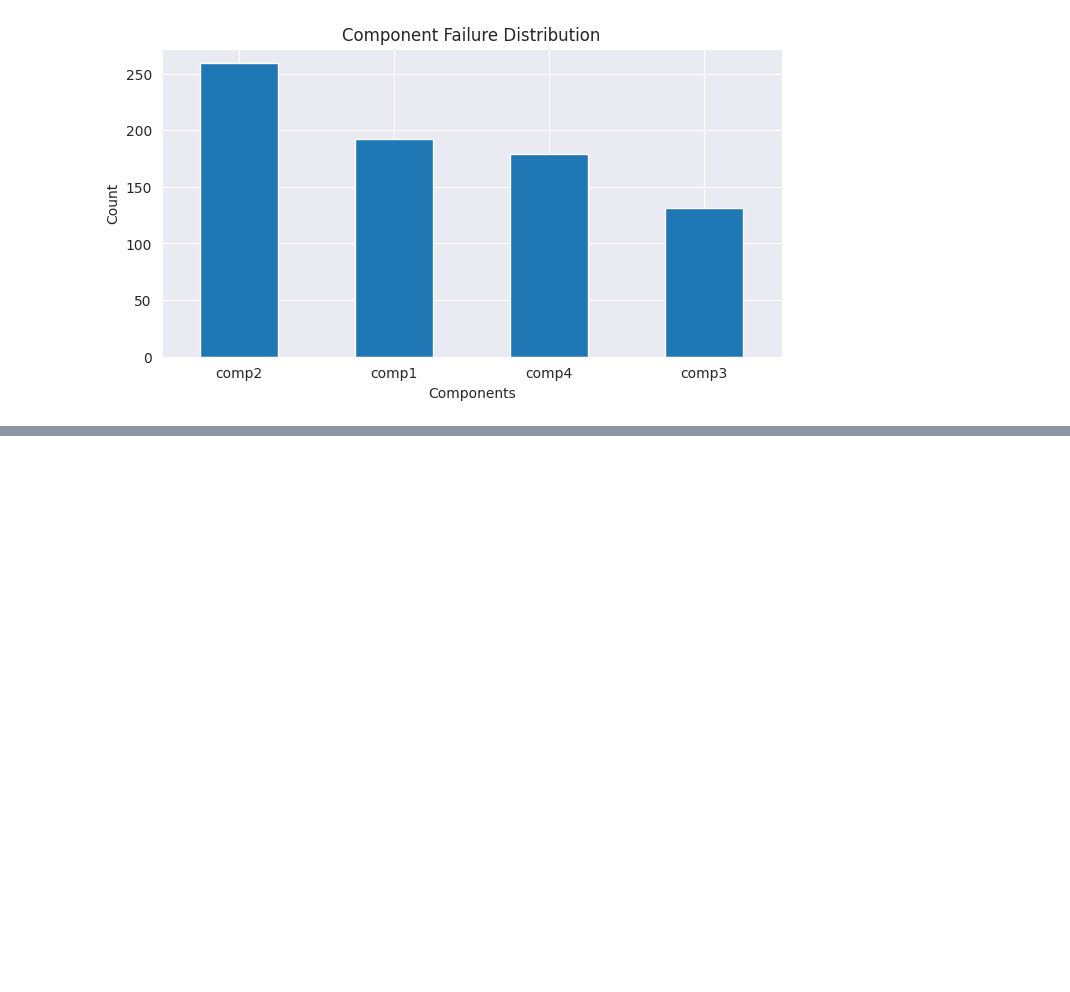
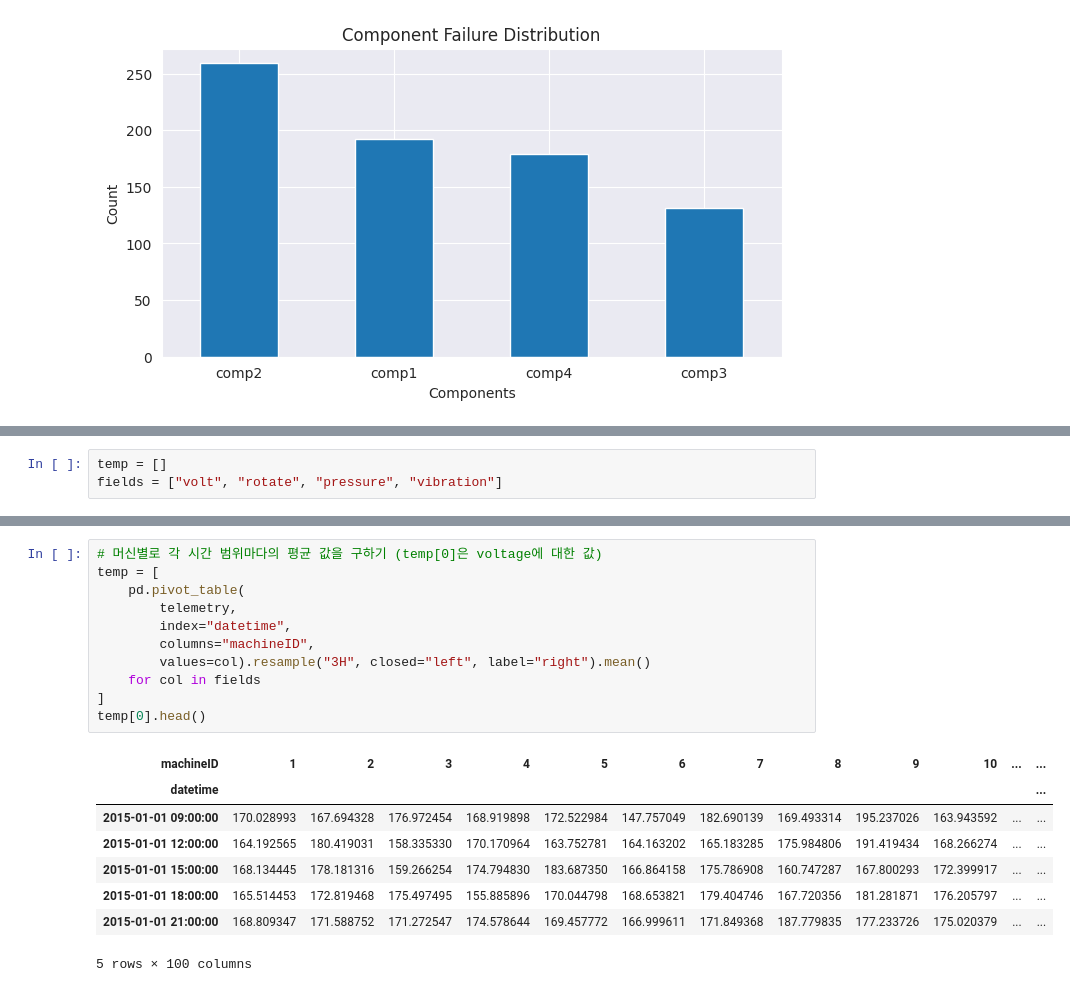
Before and after one commit to yunyun3599/MLStudy, a Jupyter notebook: Data_Anaylsis_And_Machine_Learning/09_predictive_maintenance/predictive_maintenance.ipynb, the cells around one changed output, grey strips where cells are left out. Drawn from its saved outputs; the diff is of its cells as text; blank space fills up the shorter version.

```diff
--- a/Data_Anaylsis_And_Machine_Learning/09_predictive_maintenance/predictive_maintenance.ipynb
+++ b/Data_Anaylsis_And_Machine_Learning/09_predictive_maintenance/predictive_maintenance.ipynb
@@ -469,0 +474,3 @@ plt.show()
+# %%
+temp = []
+fields = ["volt", "rotate", "pressure", "vibration"]
@@ -469,0 +502,20 @@ plt.show()
+# %%
+# 머신별로 각 시간 범위마다의 평균 값을 구하기 (temp[0]은 voltage에 대한 값)
+temp = [
+    pd.pivot_table(
+        telemetry,
+        index="datetime",
+        columns="machineID",
+        values=col).resample("3H", closed="left", label="right").mean()
+    for col in fields
+]
+temp[0].head()
+# %% [output]
+| machineID | 1 | 2 | 3 | 4 | 5 | 6 | 7 | 8 | 9 | 10 | ... | ... |
+| datetime |  |  |  |  |  |  |  |  |  |  |  | ... |
+| 2015-01-01 09:00:00 | 170.028993 | 167.694328 | 176.972454 | 168.919898 | 172.522984 | 147.757049 | 182.690139 | 169.493314 | 195.237026 | 163.943592 | ... | ... |
+| 2015-01-01 12:00:00 | 164.192565 | 180.419031 | 158.335330 | 170.170964 | 163.752781 | 164.163202 | 165.183285 | 175.984806 | 191.419434 | 168.266274 | ... | ... |
+| 2015-01-01 15:00:00 | 168.134445 | 178.181316 | 159.266254 | 174.794830 | 183.687350 | 166.864158 | 175.786908 | 160.747287 | 167.800293 | 172.399917 | ... | ... |
+| 2015-01-01 18:00:00 | 165.514453 | 172.819468 | 175.497495 | 155.885896 | 170.044798 | 168.653821 | 179.404746 | 167.720356 | 181.281871 | 176.205797 | ... | ... |
+| 2015-01-01 21:00:00 | 168.809347 | 171.588752 | 171.272547 | 174.578644 | 169.457772 | 166.999611 | 171.849368 | 187.779835 | 177.233726 | 175.020379 | ... | ... |
+5 rows × 100 columns
```
Also changed, not shown: parts of 12 cells of this notebook.
